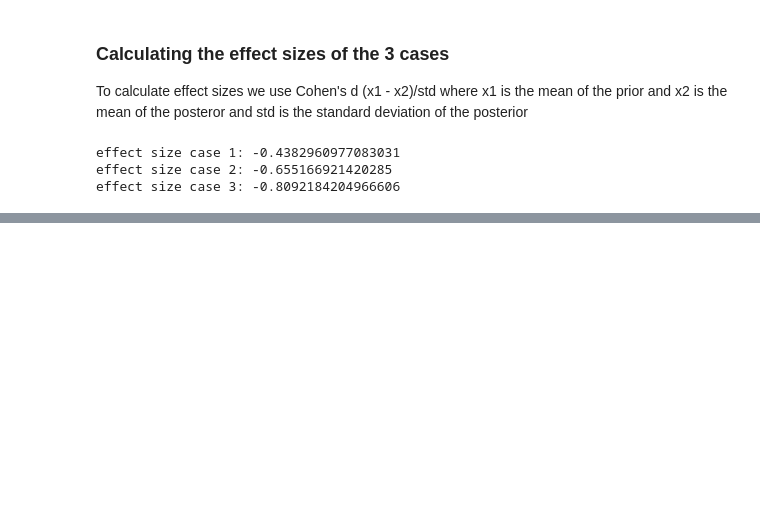
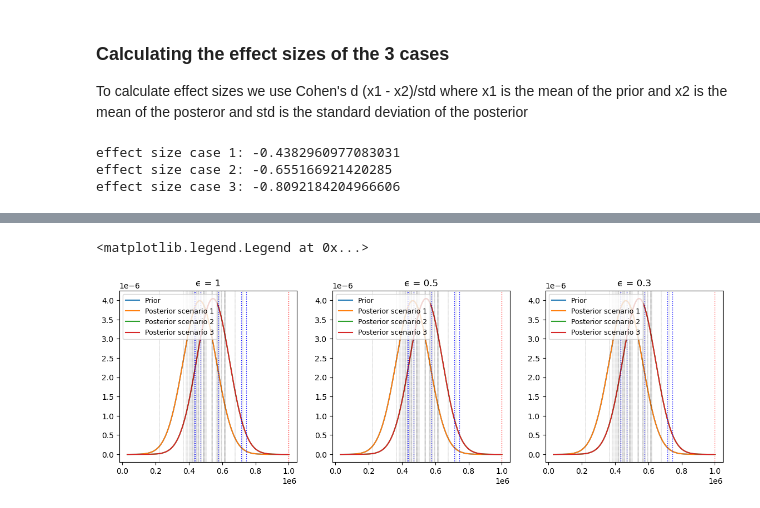
Before and after one commit to RasmusCarl/Privug-SOGA, a Jupyter notebook: MyNotebook.ipynb, the cells around one changed output, grey strips where cells are left out. Cells and saved outputs as stored; diff of their text form; code cells hidden in the pictures; blank space fills up the shorter version.

```diff
--- a/MyNotebook.ipynb
+++ b/MyNotebook.ipynb
@@ -100,0 +312,6 @@ effect size case 3: -0.8092184204966606
+# %%
+meanm2130_4 = [999999., 433856., 713989., 471166., 435411., 745048., 577540.]
+meanm3140_4 = [429254., 565260., 490365., 568815., 446628., 417811., 403353., 618130., 454271., 444181.]
+meanm4150_4 = [612930., 486621., 535591., 584664., 467942., 593904., 577935., 366869., 614758., 676634.]
+meanm5160_4 = [421815., 619666., 723055., 498242., 540499., 541263., 494399., 596725., 474274., 504156.]
+meanf2130_4 = [570584., 486264., 433134., 418759., 222708., 455372., 457377., 383811., 394170., 409574.]
@@ -100,0 +392,71 @@ effect size case 3: -0.8092184204966606
+# %%
+fig, (ax1, ax2, ax3) = plt.subplots(1, 3, figsize=(14, 4))
+
+ax1.title.set_text('ϵ = 1')
+ax2.title.set_text('ϵ = 0.5')
+ax3.title.set_text('ϵ = 0.3')
+
+prior1 = norm.pdf(x, loc=465000, scale=100000)
+posterior1a = output_dist_case_4_exp1a.gm.marg_pdf(x, 0)
+posterior1b = output_dist_case_4_exp1b.gm.marg_pdf(x, 0)
+posterior1c = output_dist_case_4_exp1c.gm.marg_pdf(x, 0)
+
+posterior2a = output_dist_case_4_exp2a.gm.marg_pdf(x, 0)
+posterior2b = output_dist_case_4_exp2b.gm.marg_pdf(x, 0)
+posterior2c = output_dist_case_4_exp2c.gm.marg_pdf(x, 0)
+
+posterior3a = output_dist_case_4_exp3a.gm.marg_pdf(x, 0)
+posterior3b = output_dist_case_4_exp3b.gm.marg_pdf(x, 0)
+posterior3c = output_dist_case_4_exp3c.gm.marg_pdf(x, 0)
+
+ax1.plot(x, prior1, label='Prior')
+ax2.plot(x, prior1, label='Prior')
+ax3.plot(x, prior1, label='Prior')
+
+ax1.plot(x, posterior1a, label='Posterior scenario 1')
+ax1.plot(x, posterior2a, label='Posterior scenario 2')
+ax1.plot(x, posterior3a, label='Posterior scenario 3')
+
+
+ax2.plot(x, posterior1b, label='Posterior scenario 1')
+ax2.plot(x, posterior2a, label='Posterior scenario 2')
+ax2.plot(x, posterior3a, label='Posterior scenario 3')
+
+ax3.plot(x, posterior1c, label='Posterior scenario 1')
+ax3.plot(x, posterior2c, label='Posterior scenario 2')
+ax3.plot(x, posterior3c, label='Posterior scenario 3')
+
+w = 0.3
+w2130 = 0.9
+for val in meanm2130_4:
+    if(val == 999999):
+        ax1.axvline( val, color="red",linestyle = 'dotted',linewidth=w2130)
+        ax2.axvline( val, color="red",linestyle = 'dotted',linewidth=w2130)
+        ax3.axvline( val, color="red",linestyle = 'dotted',linewidth=w2130)
+    else:
+        ax1.axvline( val, color="blue",linestyle = 'dotted',linewidth=w2130)
+        ax2.axvline( val, color="blue",linestyle = 'dotted',linewidth=w2130)
+        ax3.axvline( val, color="blue",linestyle = 'dotted',linewidth=w2130)
+for val in meanm3140_4:
+    ax1.axvline( val, color="black",linestyle = 'dotted',linewidth=w)
+    ax2.axvline( val, color="black",linestyle = 'dotted',linewidth=w)
+    ax3.axvline( val, color="black",linestyle = 'dotted',linewidth=w)
+for val in meanm4150_4:
+    ax1.axvline( val, color="black",linestyle = 'dotted',linewidth=w)
+    ax2.axvline( val, color="black",linestyle = 'dotted',linewidth=w)
+    ax3.axvline( val, color="black",linestyle = 'dotted',linewidth=w)
+for val in meanm5160_4:
+    ax1.axvline( val, color="black",linestyle = 'dotted',linewidth=w)
+    ax2.axvline( val, color="black",linestyle = 'dotted',linewidth=w)
+    ax3.axvline( val, color="black",linestyle = 'dotted',linewidth=w)
+for val in meanf2130_4:
+    ax1.axvline( val, color="black",linestyle = 'dotted',linewidth=w)
+    ax2.axvline( val, color="black",linestyle = 'dotted',linewidth=w)
+    ax3.axvline( val, color="black",linestyle = 'dotted',linewidth=w)
+
+ax1.legend(loc="upper left",  fontsize="9")
+ax2.legend(loc="upper left",  fontsize="9")
+ax3.legend(loc="upper left",  fontsize="9")
+# %% [output]
+<matplotlib.legend.Legend at 0x...>
+[figure, added]
```
Also changed, not shown: parts of 23 cells of this notebook, 18 other files.
